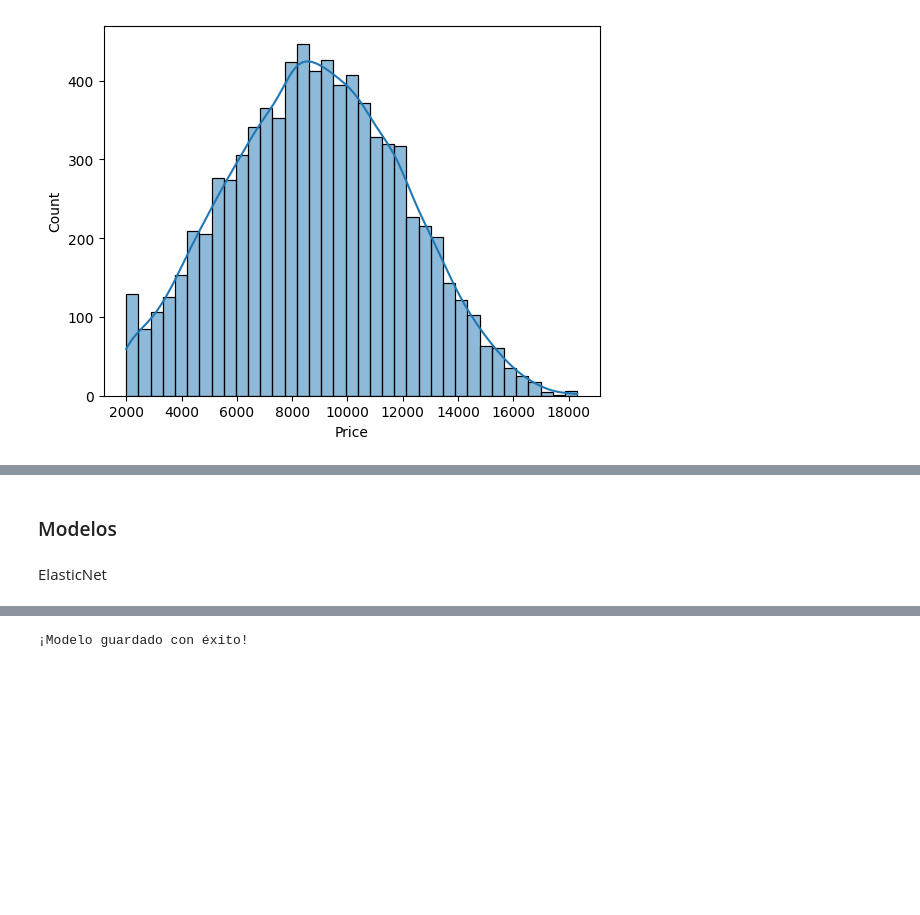
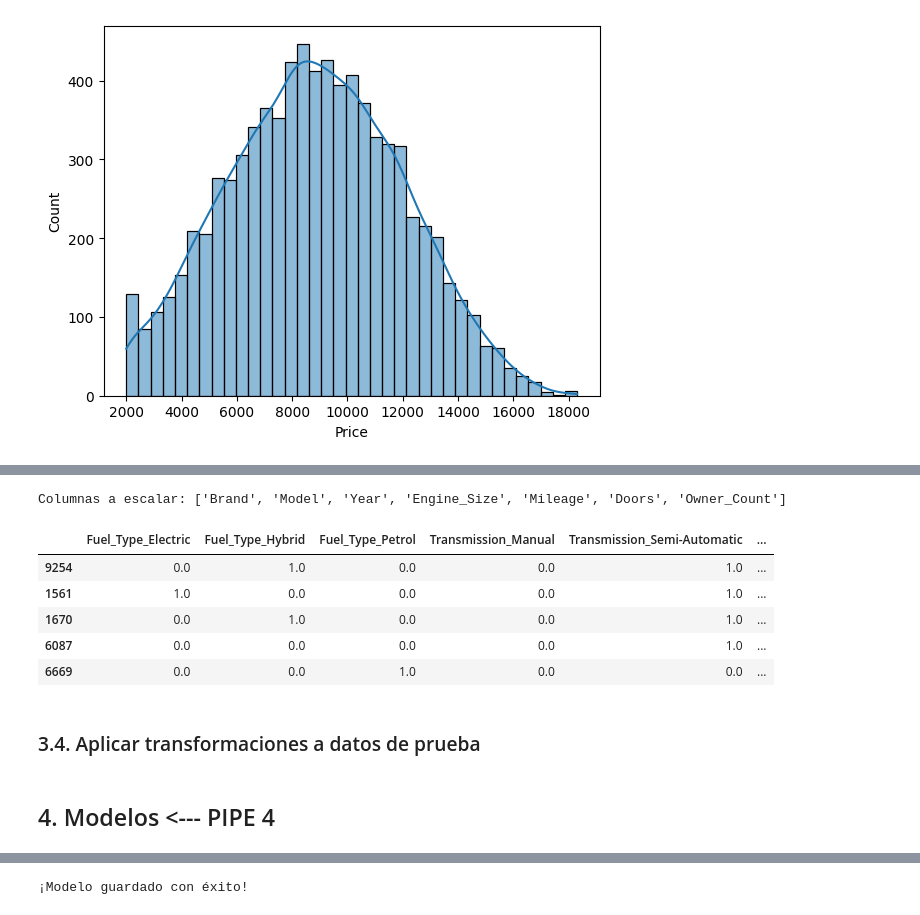
Before and after one commit to neural-insights/Team-Challenge---Still_Lost_in_ML, a Jupyter notebook: src/notebooks/Still_Lost_in_ML - Notebook.ipynb, the cells around one changed output, grey strips where cells are left out. Cells and saved outputs as stored; diff of their text form; code cells hidden in the pictures; blank space fills up the shorter version.

```diff
--- a/src/notebooks/Still_Lost_in_ML - Notebook.ipynb
+++ b/src/notebooks/Still_Lost_in_ML - Notebook.ipynb
@@ -283,0 +357,30 @@ X_test_encoded.head()
+# %%
+from sklearn.preprocessing import StandardScaler
+
+# Crear copias para no modificar los originales
+X_train_scaled = X_train_encoded.copy()
+
+# Identificar las columnas numéricas excluyendo las binarias (one_hot_columns)
+features_to_scale = [col for col in X_train_encoded.columns if col not in one_hotted_columns]
+
+# Verificar que las columnas a escalar son las correctas
+print("Columnas a escalar:", features_to_scale)
+
+# Inicializar y aplicar el escalador
+scaler = StandardScaler()
+
+# Ajustar y transformar los datos de entrenamiento
+X_train_scaled[features_to_scale] = scaler.fit_transform(X_train_encoded[features_to_scale])
+
+# Verificar los datos escalados
+X_train_scaled.head(5)
+# %% [output]
+Columnas a escalar: ['Brand', 'Model', 'Year', 'Engine_Size', 'Mileage', 'Doors', 'Owner_Count']
+|  | Fuel_Type_Electric | Fuel_Type_Hybrid | Fuel_Type_Petrol | Transmission_Manual | Transmission_Semi-Automatic | ... |
+| 9254 | 0.0 | 1.0 | 0.0 | 0.0 | 1.0 | ... |
+| 1561 | 1.0 | 0.0 | 0.0 | 0.0 | 1.0 | ... |
+| 1670 | 0.0 | 1.0 | 0.0 | 0.0 | 1.0 | ... |
+| 6087 | 0.0 | 0.0 | 0.0 | 0.0 | 1.0 | ... |
+| 6669 | 0.0 | 0.0 | 1.0 | 0.0 | 0.0 | ... |
+# %% [markdown]
+### 3.4. Aplicar transformaciones a datos de prueba
@@ -284,2 +415,2 @@ X_test_encoded.head()
 # %% [markdown]
-### Modelos
+## 4. Modelos   <--- PIPE 4
@@ -293,2 +416,0 @@ X_test_encoded = X_test_encoded[features_encoded].values
-# %% [markdown]
-ElasticNet
```
Also changed, not shown: parts of 60 cells of this notebook, 7 other files.
